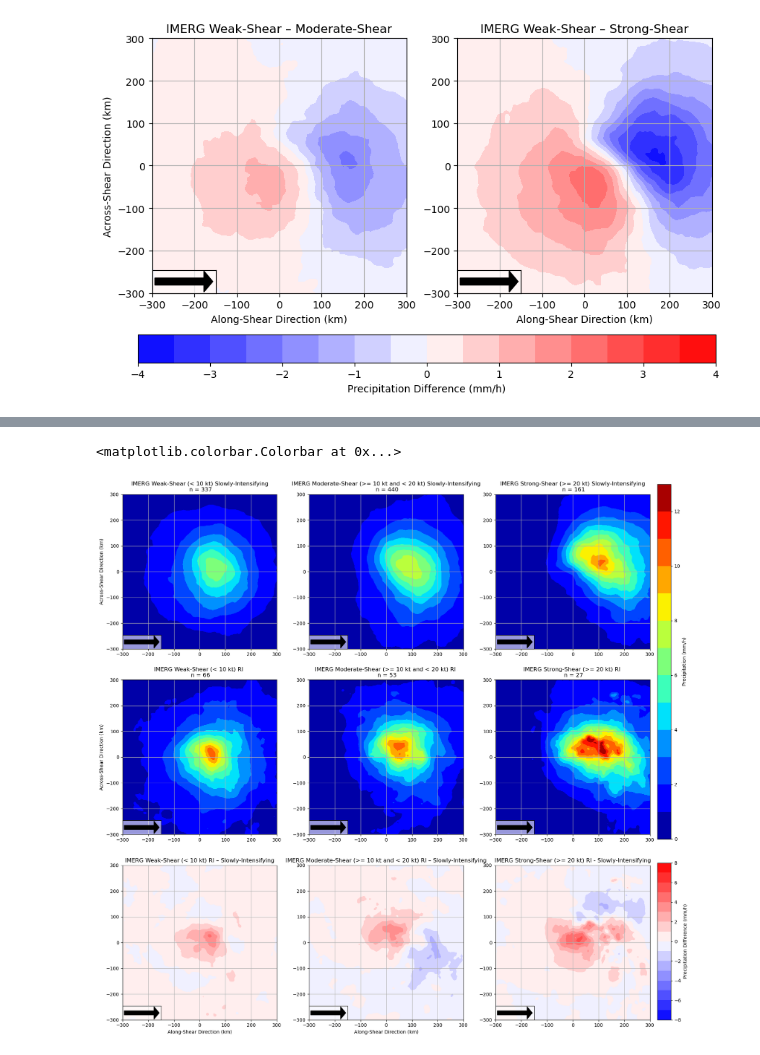
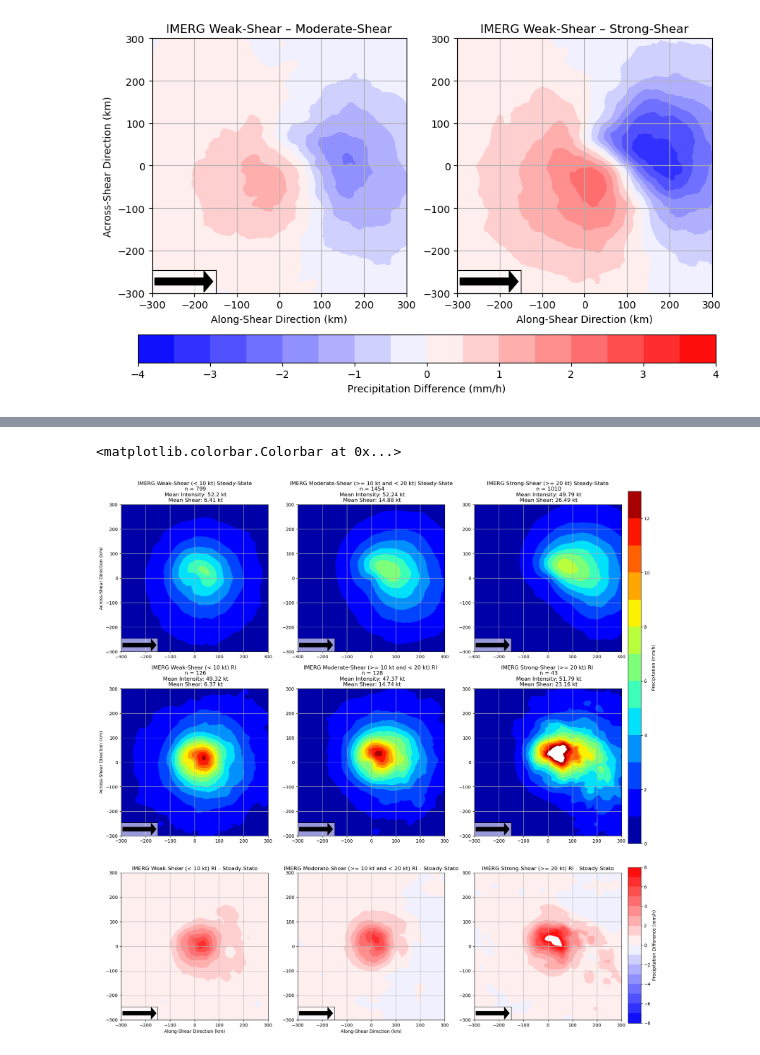
Before and after one commit to a98alvin/TC_RI_P1, a Jupyter notebook: scripts/obs/IMERG Composites (NATL).ipynb, the cells around one changed output, grey strips where cells are left out. Drawn from its saved outputs; the diff is of its cells as text; code cells hidden in the pictures.

```diff
--- a/scripts/obs/IMERG Composites (NATL).ipynb
+++ b/scripts/obs/IMERG Composites (NATL).ipynb
@@ -604,6 +598,13 @@ weak_storm_moderate_shear_RI_imerg = imerg_cases.sel(case=multiple_conditions_in
                                                                                             RI_indices]))
 weak_storm_strong_shear_RI_imerg = imerg_cases.sel(case=multiple_conditions_index_finder([weak_storm_indices,strong_shear_indices,
                                                                                             RI_indices]))
+weak_storm_weak_shear_RI_mean_intensity = filtered_with_boo.loc[weak_storm_weak_shear_RI_imerg['case']]['VMAX'].mean().round(2)
+weak_storm_moderate_shear_RI_mean_intensity = filtered_with_boo.loc[weak_storm_moderate_shear_RI_imerg['case']]['VMAX'].mean().round(2)
+weak_storm_strong_shear_RI_mean_intensity = filtered_with_boo.loc[weak_storm_strong_shear_RI_imerg['case']]['VMAX'].mean().round(2)
+
+weak_storm_weak_shear_RI_mean_shear = filtered_with_boo.loc[weak_storm_weak_shear_RI_imerg['case']]['SHRD'].mean().round(2)
+weak_storm_moderate_shear_RI_mean_shear = filtered_with_boo.loc[weak_storm_moderate_shear_RI_imerg['case']]['SHRD'].mean().round(2)
+weak_storm_strong_shear_RI_mean_shear = filtered_with_boo.loc[weak_storm_strong_shear_RI_imerg['case']]['SHRD'].mean().round(2)
 
 fig = plt.figure(figsize=(20, 7))
 
@@ -616,7 +617,9 @@ ax3 = fig.add_subplot(gs[0, 2],adjustable='box', aspect=1)
 weak_storm_weak_shear_RI_cf = ax.contourf(imerg_cases['x'], imerg_cases['y'],weak_storm_weak_shear_RI_imerg.mean('case'),
                               levels=np.arange(0,13.1,1),cmap='jet')
 ax.grid()
-ax.set_title('IMERG Weak-Shear (< 10 kt) RI \n n = ' + str(len(weak_storm_weak_shear_RI_imerg)))
+ax.set_title('IMERG Weak-Shear (< 10 kt) RI \n n = ' + str(len(weak_storm_weak_shear_RI_imerg))
+             + '\n Mean Intensity: ' + str(weak_storm_weak_shear_RI_mean_intensity) + ' kt'
+             + '\n Mean Shear: ' + str(weak_storm_weak_shear_RI_mean_shear) + ' kt')
 ax.set_xlabel('Along-Shear Direction (km)')
 ax.set_ylabel('Across-Shear Direction (km)')
 
@@ -628,7 +631,9 @@ q = axins.arrow(0,0,0.05,0,color='black',head_length = 0.009)
 weak_storm_moderate_shear_RI_cf = ax2.contourf(imerg_cases['x'], imerg_cases['y'],weak_storm_moderate_shear_RI_imerg.mean('case'),
                               levels=np.arange(0,13.1,1),cmap='jet')
 ax2.grid()
-ax2.set_title('IMERG Moderate-Shear (>= 10 kt and < 20 kt) RI \n n = ' + str(len(weak_storm_moderate_shear_RI_imerg)))
+ax2.set_title('IMERG Moderate-Shear (>= 10 kt and < 20 kt) RI \n n = ' + str(len(weak_storm_moderate_shear_RI_imerg))
+             + '\n Mean Intensity: ' + str(weak_storm_moderate_shear_RI_mean_intensity) + ' kt'
+             + '\n Mean Shear: ' + str(weak_storm_moderate_shear_RI_mean_shear) + ' kt')
 ax2.set_xlabel('Along-Shear Direction (km)')
 
 axins2 = inset_axes(ax2, width="25%", height="9%", loc=3, borderpad=0)
@@ -639,7 +644,9 @@ q2 = axins2.arrow(0,0,0.05,0,color='black',head_length = 0.009)
 weak_storm_strong_shear_RI_cf = ax3.contourf(imerg_cases['x'], imerg_cases['y'],weak_storm_strong_shear_RI_imerg.mean('case'),
                               levels=np.arange(0,13.1,1),cmap='jet')
 ax3.grid()
-ax3.set_title('IMERG Strong-Shear (>= 20 kt) RI \n n = ' + str(len(weak_storm_strong_shear_RI_imerg)))
+ax3.set_title('IMERG Strong-Shear (>= 20 kt) RI \n n = ' + str(len(weak_storm_strong_shear_RI_imerg))
+             + '\n Mean Intensity: ' + str(weak_storm_strong_shear_RI_mean_intensity) + ' kt'
+             + '\n Mean Shear: ' + str(weak_storm_strong_shear_RI_mean_shear) + ' kt')
 ax3.set_xlabel('Along-Shear Direction (km)')
 
 axins3 = inset_axes(ax3, width="25%", height="9%", loc=3, borderpad=0)
@@ -656,5 +812,5 @@ plt.colorbar(weak_storm_strong_shear_RI_cf,cax=cax,label='Precipitation (mm/h)',
 # %%
-fig = plt.figure(figsize=(20, 20))
+fig = plt.figure(figsize=(20, 21))
 
 gs = fig.add_gridspec(3,3)
 ax = fig.add_subplot(gs[0, 0],adjustable='box', aspect=1)
@@ -667,7 +823,7 @@ ax7 = fig.add_subplot(gs[2, 0],adjustable='box', aspect=1)
 ax8 = fig.add_subplot(gs[2, 1],adjustable='box', aspect=1)
 ax9 = fig.add_subplot(gs[2, 2],adjustable='box', aspect=1)
 
-comparison_mode = 'Slowly-Intensifying'
+comparison_mode = 'Steady-State'
 
 if comparison_mode == 'Slowly-Intensifying':
     Mode_indices = Slowly_intensifying_indices
@@ -679,19 +835,37 @@ elif comparison_mode == 'Non-RI':
     Mode_indices = Non_RI_indices
 
 
-weak_storm_weak_shear_mode_imerg = imerg_cases.sel(case=multiple_conditions_index_finder([weak_storm_indices,weak_shear_indices,
+weak_storm_weak_shear_mode_imerg = imerg_cases.sel(case=multiple_conditions_index_finder([weak_shear_indices,
                                                                                             Mode_indices]))
 
-weak_storm_moderate_shear_mode_imerg = imerg_cases.sel(case=multiple_conditions_index_finder([weak_storm_indices,moderate_shear_indices,
+weak_storm_moderate_shear_mode_imerg = imerg_cases.sel(case=multiple_conditions_index_finder([moderate_shear_indices,
                                                                                             Mode_indices]))
 
-weak_storm_strong_shear_mode_imerg = imerg_cases.sel(case=multiple_conditions_index_finder([weak_storm_indices,strong_shear_indices,
+weak_storm_strong_shear_mode_imerg = imerg_cases.sel(case=multiple_conditions_index_finder([strong_shear_indices,
                                                                                             Mode_indices]))
+
+weak_storm_weak_shear_RI_imerg = imerg_cases.sel(case=multiple_conditions_index_finder([weak_shear_indices,RI_indices]))
+weak_storm_moderate_shear_RI_imerg = imerg_cases.sel(case=multiple_conditions_index_finder([moderate_shear_indices,
+                                                                                            RI_indices]))
+weak_storm_strong_shear_RI_imerg = imerg_cases.sel(case=multiple_conditions_index_finder([strong_shear_indices,
+                                                                                            RI_indices]))
+
+weak_storm_weak_shear_mode_mean_intensity = filtered_with_boo.loc[weak_storm_weak_shear_mode_imerg['case']]['VMAX'].mean().round(2)
+weak_storm_moderate_shear_mode_mean_intensity = filtered_with_boo.loc[weak_storm_moderate_shear_mode_imerg['case']]['VMAX'].mean().round(2)
+weak_storm_strong_shear_mode_mean_intensity = filtered_with_boo.loc[weak_storm_strong_shear_mode_imerg['case']]['VMAX'].mean().round(2)
+
+weak_storm_weak_shear_mode_mean_shear = filtered_with_boo.loc[weak_storm_weak_shear_mode_imerg['case']]['SHRD'].mean().round(2)
+weak_storm_moderate_shear_mode_mean_shear = filtered_with_boo.loc[weak_storm_moderate_shear_mode_imerg['case']]['SHRD'].mean().round(2)
+weak_storm_strong_shear_mode_mean_shear = filtered_with_boo.loc[weak_storm_strong_shear_mode_imerg['case']]['SHRD'].mean().round(2)
+
 
 weak_storm_weak_shear_mode_cf = ax.contourf(imerg_cases['x'], imerg_cases['y'],weak_storm_weak_shear_mode_imerg.mean('case'),
                               levels=np.arange(0,13.1,1),cmap='jet')
+
 ax.grid()
-ax.set_title('IMERG Weak-Shear (< 10 kt) ' + comparison_mode +'\n n = ' + str(len(weak_storm_weak_shear_mode_imerg)))
+ax.set_title('IMERG Weak-Shear (< 10 kt) ' + comparison_mode +'\n n = ' + str(len(weak_storm_weak_shear_mode_imerg))+
+             '\n Mean Intensity: ' + str(weak_storm_weak_shear_mode_mean_intensity) + ' kt'
+             + '\n Mean Shear: ' + str(weak_storm_weak_shear_mode_mean_shear) + ' kt')
 ax.set_ylabel('Across-Shear Direction (km)')
 
 axins = inset_axes(ax, width="25%", height="9%", loc=3, borderpad=0)
@@ -702,7 +876,10 @@ q = axins.arrow(0,0,0.05,0,color='black',head_length = 0.009)
 weak_storm_moderate_shear_mode_cf = ax2.contourf(imerg_cases['x'], imerg_cases['y'],weak_storm_moderate_shear_mode_imerg.mean('case'),
                               levels=np.arange(0,13.1,1),cmap='jet')
 ax2.grid()
-ax2.set_title('IMERG Moderate-Shear (>= 10 kt and < 20 kt) ' +comparison_mode + '\n n = ' + str(len(weak_storm_moderate_shear_mode_imerg)))
+ax2.set_title('IMERG Moderate-Shear (>= 10 kt and < 20 kt) ' +comparison_mode + '\n n = ' + str(len(weak_storm_moderate_shear_mode_imerg))
+             +
+             '\n Mean Intensity: ' + str(weak_storm_moderate_shear_mode_mean_intensity) + ' kt'
+             + '\n Mean Shear: ' + str(weak_storm_moderate_shear_mode_mean_shear) + ' kt')
 
 axins2 = inset_axes(ax2, width="25%", height="9%", loc=3, borderpad=0)
 axins2.tick_params(labelleft=False, labelbottom=False,left = False,bottom = False)
@@ -712,7 +889,9 @@ q2 = axins2.arrow(0,0,0.05,0,color='black',head_length = 0.009)
 weak_storm_strong_shear_mode_cf = ax3.contourf(imerg_cases['x'], imerg_cases['y'],weak_storm_strong_shear_mode_imerg.mean('case'),
                               levels=np.arange(0,13.1,1),cmap='jet')
 ax3.grid()
-ax3.set_title('IMERG Strong-Shear (>= 20 kt) '+comparison_mode+'\n n = ' + str(len(weak_storm_strong_shear_mode_imerg)))
+ax3.set_title('IMERG Strong-Shear (>= 20 kt) '+comparison_mode+'\n n = ' + str(len(weak_storm_strong_shear_mode_imerg))
+             +'\n Mean Intensity: ' + str(weak_storm_strong_shear_mode_mean_intensity) + ' kt'
+             + '\n Mean Shear: ' + str(weak_storm_strong_shear_mode_mean_shear) + ' kt')
 
 axins3 = inset_axes(ax3, width="25%", height="9%", loc=3, borderpad=0)
 axins3.tick_params(labelleft=False, labelbottom=False,left = False,bottom = False)
@@ -722,7 +901,9 @@ q3 = axins3.arrow(0,0,0.05,0,color='black',head_length = 0.009)
 weak_storm_weak_shear_RI_cf = ax4.contourf(imerg_cases['x'], imerg_cases['y'],weak_storm_weak_shear_RI_imerg.mean('case'),
                               levels=np.arange(0,13.1,1),cmap='jet')
 ax4.grid()
-ax4.set_title('IMERG Weak-Shear (< 10 kt) RI \n n = ' + str(len(weak_storm_weak_shear_RI_imerg)))
+ax4.set_title('IMERG Weak-Shear (< 10 kt) RI \n n = ' + str(len(weak_storm_weak_shear_RI_imerg))+
+             '\n Mean Intensity: ' + str(weak_storm_weak_shear_RI_mean_intensity) + ' kt'
+             + '\n Mean Shear: ' + str(weak_storm_weak_shear_RI_mean_shear) + ' kt')
 ax4.set_ylabel('Across-Shear Direction (km)')
 
 axins4 = inset_axes(ax4, width="25%", height="9%", loc=3, borderpad=0)
@@ -733,7 +914,9 @@ q4 = axins4.arrow(0,0,0.05,0,color='black',head_length = 0.009)
 weak_storm_moderate_shear_RI_cf = ax5.contourf(imerg_cases['x'], imerg_cases['y'],weak_storm_moderate_shear_RI_imerg.mean('case'),
                               levels=np.arange(0,13.1,1),cmap='jet')
 ax5.grid()
-ax5.set_title('IMERG Moderate-Shear (>= 10 kt and < 20 kt) RI \n n = ' + str(len(weak_storm_moderate_shear_RI_imerg)))
+ax5.set_title('IMERG Moderate-Shear (>= 10 kt and < 20 kt) RI \n n = ' + str(len(weak_storm_moderate_shear_RI_imerg))+
+             '\n Mean Intensity: ' + str(weak_storm_moderate_shear_RI_mean_intensity) + ' kt'
+             + '\n Mean Shear: ' + str(weak_storm_moderate_shear_RI_mean_shear) + ' kt')
 
 axins5 = inset_axes(ax5, width="25%", height="9%", loc=3, borderpad=0)
 axins5.tick_params(labelleft=False, labelbottom=False,left = False,bottom = False)
@@ -743,7 +926,9 @@ q5 = axins5.arrow(0,0,0.05,0,color='black',head_length = 0.009)
 weak_storm_strong_shear_RI_cf = ax6.contourf(imerg_cases['x'], imerg_cases['y'],weak_storm_strong_shear_RI_imerg.mean('case'),
                               levels=np.arange(0,13.1,1),cmap='jet')
 ax6.grid()
-ax6.set_title('IMERG Strong-Shear (>= 20 kt) RI \n n = ' + str(len(weak_storm_strong_shear_RI_imerg)))
+ax6.set_title('IMERG Strong-Shear (>= 20 kt) RI \n n = ' + str(len(weak_storm_strong_shear_RI_imerg))+
+             '\n Mean Intensity: ' + str(weak_storm_strong_shear_RI_mean_intensity) + ' kt'
+             + '\n Mean Shear: ' + str(weak_storm_strong_shear_RI_mean_shear) + ' kt')
 
 axins6 = inset_axes(ax6, width="25%", height="9%", loc=3, borderpad=0)
 axins6.tick_params(labelleft=False, labelbottom=False,left = False,bottom = False)
@@ -766,31 +951,31 @@ q7 = axins7.arrow(0,0,0.05,0,color='black',head_length = 0.009)
 weak_storm_moderate_shear_diff_cf = ax8.contourf(imerg_cases['x'], imerg_cases['y'],weak_storm_moderate_shear_RI_imerg.mean('case')-
                                                  weak_storm_moderate_shear_mode_imerg.mean('case'),
                               levels=np.arange(-8,8.1,1),cmap='bwr')
 ax8.grid()
 ax8.set_title('IMERG Moderate-Shear (>= 10 kt and < 20 kt) RI – ' + comparison_mode)
 ax8.set_xlabel('Along-Shear Direction (km)')
 
 axins8 = inset_axes(ax8, width="25%", height="9%", loc=3, borderpad=0)
 axins8.tick_params(labelleft=False, labelbottom=False,left = False,bottom = False)
 axins8.patch.set_alpha(0.6)
 q8 = axins8.arrow(0,0,0.05,0,color='black',head_length = 0.009)
 
 weak_storm_strong_shear_diff_cf = ax9.contourf(imerg_cases['x'], imerg_cases['y'],weak_storm_strong_shear_RI_imerg.mean('case')-
                                                weak_storm_strong_shear_mode_imerg.mean('case'),
                               levels=np.arange(-8,8.1,1),cmap='bwr')
 ax9.grid()
 ax9.set_title('IMERG Strong-Shear (>= 20 kt) RI - ' + comparison_mode)
 
 axins9 = inset_axes(ax9, width="25%", height="9%", loc=3, borderpad=0)
 axins9.tick_params(labelleft=False, labelbottom=False,left = False,bottom = False)
 axins9.patch.set_alpha(0.6)
 q9 = axins9.arrow(0,0,0.05,0,color='black',head_length = 0.009)
 
 cax = plt.axes([0.91, 0.375, 0.02, 0.52])
 plt.colorbar(weak_storm_strong_shear_mode_cf,label='Precipitation (mm/h)',cax=cax)
 
 cax_diff = plt.axes([0.91, 0.11, 0.02, 0.23])
 plt.colorbar(weak_storm_strong_shear_diff_cf,label='Precipitation Difference (mm/h)',cax=cax_diff)
 # %% [output]
 <matplotlib.colorbar.Colorbar at 0x...>
-[figure, old version]
+[figure, new version]
```
Also changed, not shown: parts of 31 cells of this notebook, 14 other files.
